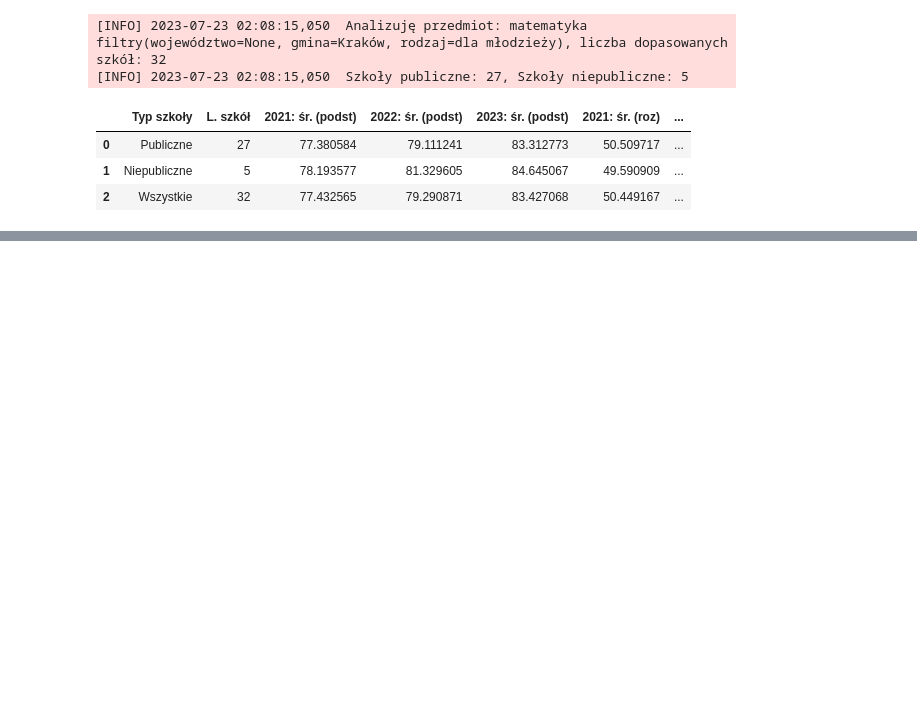
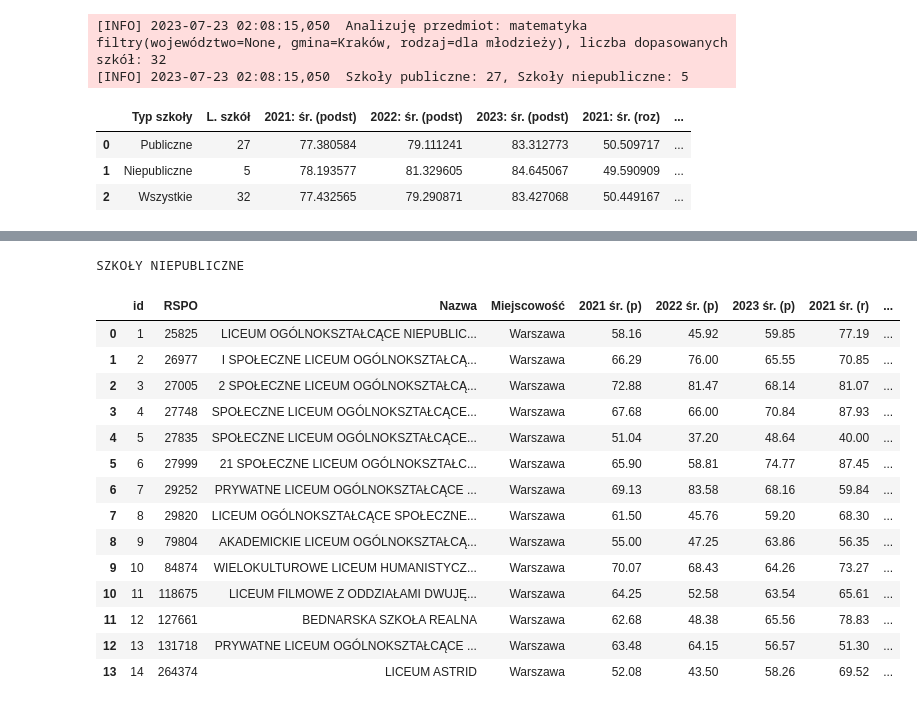
Before and after one commit to walasiek/ai-polit, a Jupyter notebook: notebooks/006_analiza_matur_2023_wstepna.ipynb, the cells around one changed output, grey strips where cells are left out. Cells and saved outputs as stored; diff of their text form; code cells hidden in the pictures; blank space fills up the shorter version.

```diff
--- a/notebooks/006_analiza_matur_2023_wstepna.ipynb
+++ b/notebooks/006_analiza_matur_2023_wstepna.ipynb
@@ -434,0 +542,4 @@ for subject in ['język polski', 'matematyka']:
+# %%
+print("SZKOŁY NIEPUBLICZNE")
+show_avg_results_from_matura("język polski", filter_gmina='Warszawa', public=False)
+# %% [output]
@@ -434,0 +547,16 @@ for subject in ['język polski', 'matematyka']:
+SZKOŁY NIEPUBLICZNE
+|  | id | RSPO | Nazwa | Miejscowość | 2021 śr. (p) | 2022 śr. (p) | 2023 śr. (p) | 2021 śr. (r) | ... |
+| 0 | 1 | 25825 | LICEUM OGÓLNOKSZTAŁCĄCE NIEPUBLIC... | Warszawa | 58.16 | 45.92 | 59.85 | 77.19 | ... |
+| 1 | 2 | 26977 | I SPOŁECZNE LICEUM OGÓLNOKSZTAŁCĄ... | Warszawa | 66.29 | 76.00 | 65.55 | 70.85 | ... |
+| 2 | 3 | 27005 | 2 SPOŁECZNE LICEUM OGÓLNOKSZTAŁCĄ... | Warszawa | 72.88 | 81.47 | 68.14 | 81.07 | ... |
+| 3 | 4 | 27748 | SPOŁECZNE LICEUM OGÓLNOKSZTAŁCĄCE... | Warszawa | 67.68 | 66.00 | 70.84 | 87.93 | ... |
+| 4 | 5 | 27835 | SPOŁECZNE LICEUM OGÓLNOKSZTAŁCĄCE... | Warszawa | 51.04 | 37.20 | 48.64 | 40.00 | ... |
+| 5 | 6 | 27999 | 21 SPOŁECZNE LICEUM OGÓLNOKSZTAŁC... | Warszawa | 65.90 | 58.81 | 74.77 | 87.45 | ... |
+| 6 | 7 | 29252 | PRYWATNE LICEUM OGÓLNOKSZTAŁCĄCE ... | Warszawa | 69.13 | 83.58 | 68.16 | 59.84 | ... |
+| 7 | 8 | 29820 | LICEUM OGÓLNOKSZTAŁCĄCE SPOŁECZNE... | Warszawa | 61.50 | 45.76 | 59.20 | 68.30 | ... |
+| 8 | 9 | 79804 | AKADEMICKIE LICEUM OGÓLNOKSZTAŁCĄ... | Warszawa | 55.00 | 47.25 | 63.86 | 56.35 | ... |
+| 9 | 10 | 84874 | WIELOKULTUROWE LICEUM HUMANISTYCZ... | Warszawa | 70.07 | 68.43 | 64.26 | 73.27 | ... |
+| 10 | 11 | 118675 | LICEUM FILMOWE Z ODDZIAŁAMI DWUJĘ... | Warszawa | 64.25 | 52.58 | 63.54 | 65.61 | ... |
+| 11 | 12 | 127661 | BEDNARSKA SZKOŁA REALNA | Warszawa | 62.68 | 48.38 | 65.56 | 78.83 | ... |
+| 12 | 13 | 131718 | PRYWATNE LICEUM OGÓLNOKSZTAŁCĄCE ... | Warszawa | 63.48 | 64.15 | 56.57 | 51.30 | ... |
+| 13 | 14 | 264374 | LICEUM ASTRID | Warszawa | 52.08 | 43.50 | 58.26 | 69.52 | ... |
```
Also changed, not shown: parts of 12 cells of this notebook, 4 other files.
